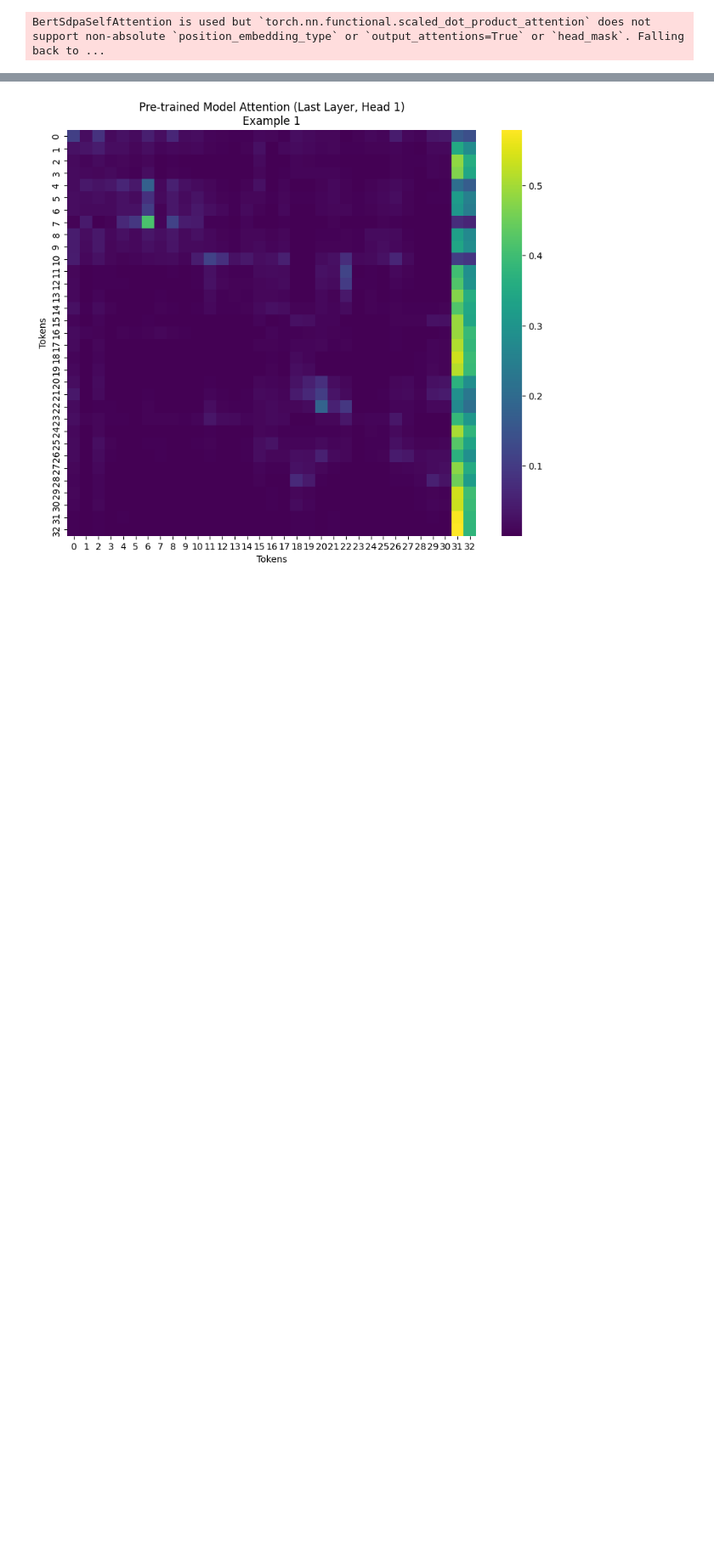
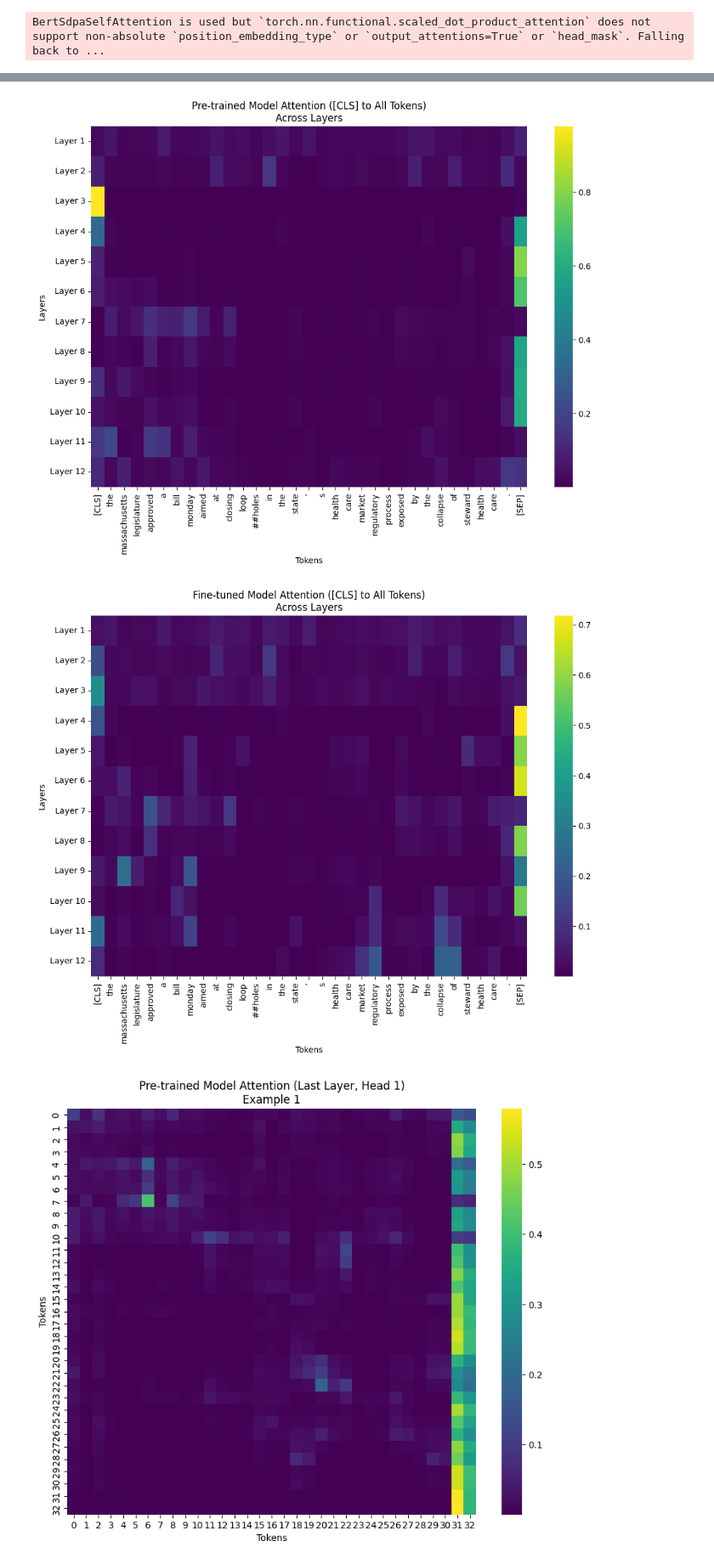
Before and after one commit to mVigholt/DL, a Jupyter notebook: Aidin/aidin_ass3/DeepL_ass3.ipynb, the cells around one changed output, grey strips where cells are left out. Shown at 85% size. Drawn from its saved outputs; the diff is of its cells as text; code cells hidden in the pictures; blank space fills up the shorter version.

```diff
--- a/Aidin/aidin_ass3/DeepL_ass3.ipynb
+++ b/Aidin/aidin_ass3/DeepL_ass3.ipynb
@@ -161,3 +189,37 @@ BertSdpaSelfAttention is used but `torch.nn.functional.scaled_dot_product_attent
+# %%
+def plot_cls_attention_over_layers(attentions, tokens, title):
+    """
+    Visualize attentions from the [CLS] token to all other tokens across all layers.
+    """
+    # Extract attention scores for the first head and the [CLS] token (index 0) across all layers
+    cls_attentions = [layer[0, 0, 0, :].detach().cpu().numpy() for layer in attentions]
+    cls_attentions = np.array(cls_attentions)  # Shape: (12 layers, seq_len)
+
+    # Create a heatmap
+    plt.figure(figsize=(12, 8))
+    sns.heatmap(cls_attentions, cmap="viridis", xticklabels=tokens,
+                yticklabels=[f"Layer {i+1}" for i in range(len(cls_attentions))])
+    plt.title(title)
+    plt.xlabel("Tokens")
+    plt.ylabel("Layers")
+    plt.xticks(rotation=90)
+    plt.show()
+
+# Convert token IDs to tokens
+tokens = tokenizer.convert_ids_to_tokens(inputs_unseen1["input_ids"][0])
+
+# Pre-trained attention
+plot_cls_attention_over_layers(attentions1_pretrained,
+                               tokens,
+                               "Pre-trained Model Attention ([CLS] to All Tokens)\nAcross Layers")
+
+# Fine-tuned attention
+plot_cls_attention_over_layers(attentions1_fineTuned,
+                               tokens,
+                               "Fine-tuned Model Attention ([CLS] to All Tokens)\nAcross Layers")
+# %% [output]
+[figure, added]
+[figure, added]
 # %%
 # COMPARISON OF ATTENTION MAPS - VISUALIZATION
 
```
Also changed, not shown: parts of 6 cells of this notebook.
